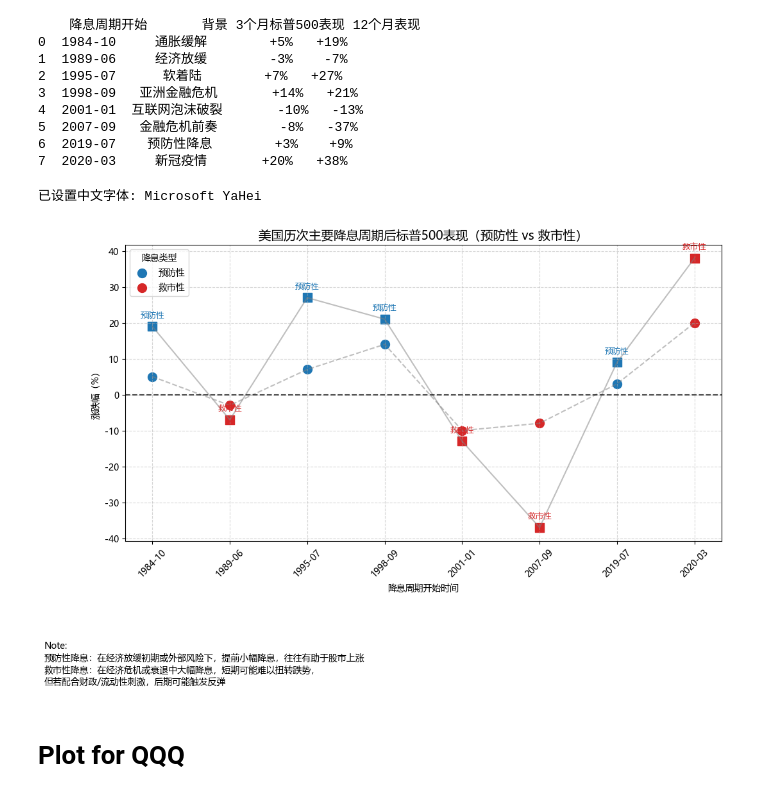
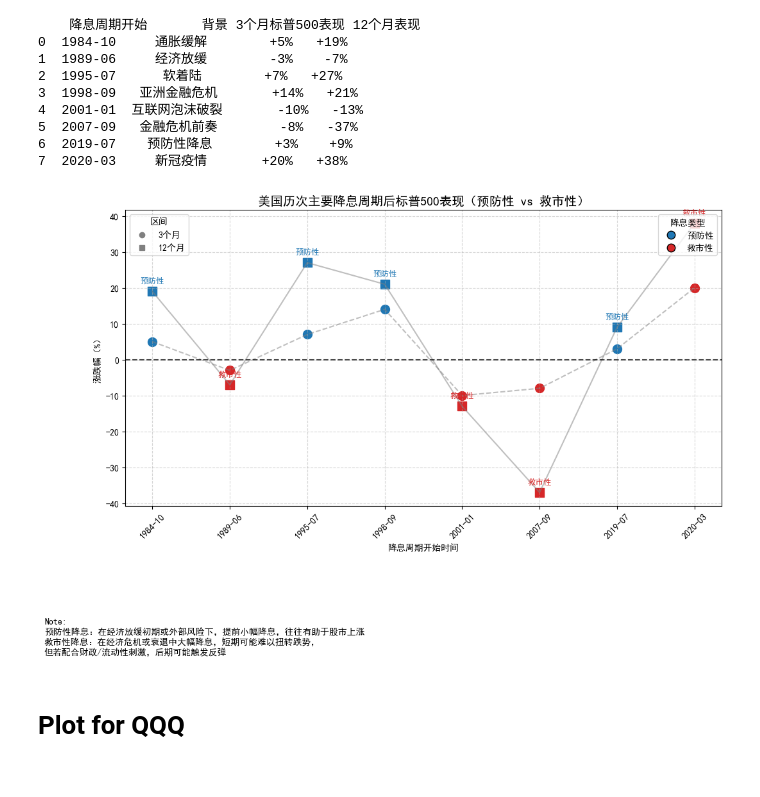
Before and after one commit to entropy08/Stock_analysis, a Jupyter notebook: analysis.ipynb, the cells around one changed output. Cells and saved outputs as stored; diff of their text form; code cells hidden in the pictures.

Commit message:
update analysis.ipynb: fixed plotting legend

```diff
--- a/analysis.ipynb
+++ b/analysis.ipynb
@@ -34,9 +34,13 @@ print(df)
 7  2020-03     新冠疫情       +20%   +38%
 # %%
 import matplotlib.pyplot as plt
+from matplotlib.lines import Line2D
 import pandas as pd
-# 调用函数
-set_chinese_font()
+
+# 模拟 set_chinese_font()
+plt.rcParams["font.family"] = "SimHei"
+plt.rcParams["axes.unicode_minus"] = False
+
 # 数据
 data = [
     {"降息周期开始": "1984-10", "背景": "通胀缓解", "3个月标普500表现": "+5%", "12个月表现": "+19%", "降息类型": "预防性"},
@@ -56,49 +60,61 @@ df_num["12个月表现"] = df_num["12个月表现"].str.replace("%", "").astype(
 # 颜色映射
 color_map = {"预防性": "tab:blue", "救市性": "tab:red"}
 
-plt.figure(figsize=(12,6))
+plt.figure(figsize=(12, 6))
 
-# 画3个月表现
+# 画3个月表现 (圆点)
 for i, row in df_num.iterrows():
     plt.scatter(row["降息周期开始"], row["3个月标普500表现"],
-                color=color_map[row["降息类型"]], marker='o', s=100,
-                label=row["降息类型"] if i == df_num["降息类型"].tolist().index(row["降息类型"]) else "")
+                color=color_map[row["降息类型"]], marker='o', s=100)
 
-# 画12个月表现
+# 画12个月表现 (方块)
 for i, row in df_num.iterrows():
     plt.scatter(row["降息周期开始"], row["12个月表现"],
                 color=color_map[row["降息类型"]], marker='s', s=100)
 
 # 连线
 plt.plot(df_num["降息周期开始"], df_num["3个月标普500表现"], linestyle='--', color='gray', alpha=0.5)
 plt.plot(df_num["降息周期开始"], df_num["12个月表现"], linestyle='-', color='gray', alpha=0.5)
 
 plt.title("美国历次主要降息周期后标普500表现（预防性 vs 救市性）", fontsize=14)
 plt.xlabel("降息周期开始时间")
 plt.ylabel("涨跌幅（%）")
 plt.axhline(0, color='black', linestyle='--', alpha=0.7)
-plt.legend(title="降息类型")
 plt.grid(True, linestyle='--', alpha=0.5)
 plt.xticks(rotation=45)
+
+# 图例1：区间（形状）
+legend_series = [
+    Line2D([0], [0], marker='o', color='gray', label='3个月', linestyle="None"),
+    Line2D([0], [0], marker='s', color='gray', label='12个月', linestyle="None"),
+]
+leg1 = plt.legend(handles=legend_series, title="区间", loc="upper left")
+plt.gca().add_artist(leg1)
+
+# 图例2：降息类型（颜色）
+legend_kind = [
+    Line2D([0], [0], marker='o', color='none', label='预防性', markerfacecolor=color_map["预防性"], markersize=9),
+    Line2D([0], [0], marker='o', color='none', label='救市性', markerfacecolor=color_map["救市性"], markersize=9),
+]
+plt.legend(handles=legend_kind, title="降息类型", loc="upper right")
 
 # 标注
 for i, row in df_num.iterrows():
     plt.text(row["降息周期开始"], row["12个月表现"]+2, row["降息类型"],
              ha='center', va='bottom', fontsize=9, color=color_map[row["降息类型"]])
 
 # 添加说明 Note
 note_text = (
     "Note:\n"
     "预防性降息：在经济放缓初期或外部风险下，提前小幅降息，往往有助于股市上涨\n"
     "救市性降息：在经济危机或衰退中大幅降息，短期可能难以扭转跌势，\n"
     "但若配合财政/流动性刺激，后期可能触发反弹"
 )
-plt.gcf().text(0.02, -0.15, note_text, ha="left", va="top", fontsize=10, color="black")
+plt.gcf().text(0.02, -0.18, note_text, ha="left", va="top", fontsize=10, color="black")
 
 plt.show()
 # %% [output]
-已设置中文字体: Microsoft YaHei
-[figure, old version]
+[figure, new version]
 # %% [markdown]
 # Plot for QQQ
 # %%
```
